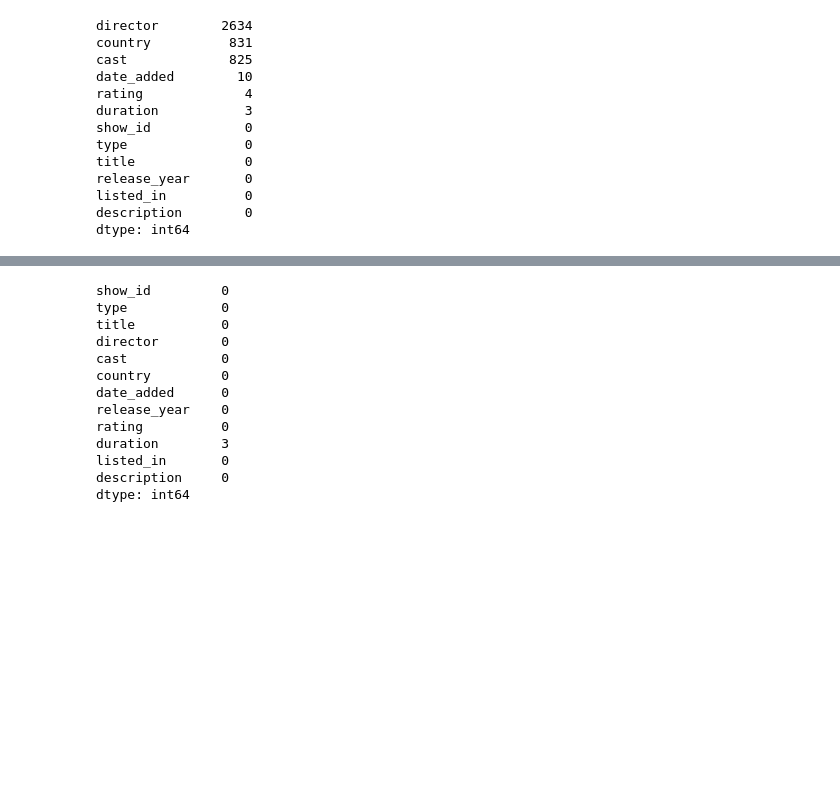
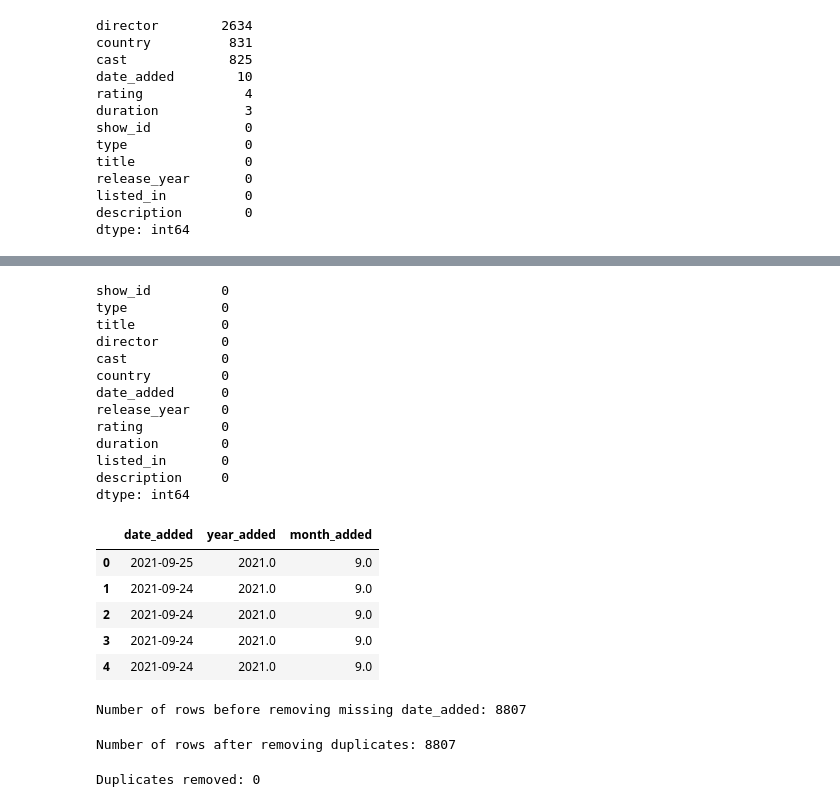
Before and after one commit to ZainabManzoorr/Netflix-movies-TV-shows, a Jupyter notebook: load_data.ipynb, the cells around one changed output, grey strips where cells are left out. Drawn from its saved outputs; the diff is of its cells as text; code cells hidden in the pictures; blank space fills up the shorter version.

Commit message:
Standardize datetime

```diff
--- a/load_data.ipynb
+++ b/load_data.ipynb
@@ -90,9 +90,9 @@ df['director']= df['director'].fillna('Unknown')
 df['country']=df['country'].fillna('Unknown')
 
 df['rating'] = df['rating'].fillna(df['rating'].mode()[0])
-df['date_added'] =df['date_added'].fillna('Unknown')
 # %%
 df['cast']=df['cast'].fillna('Unknown')
+df['duration']= df['duration'].fillna(df['duration'].mode()[0])
 # %%
 df.sample(10)
 # %% [output]
@@ -119,7 +119,34 @@ country         0
 date_added      0
 release_year    0
 rating          0
-duration        3
+duration        0
 listed_in       0
 description     0
 dtype: int64
+# %%
+df['date_added'] = pd.to_datetime(df['date_added'],errors='coerce')
+df['year_added'] = df['date_added'].dt.year
+df['month_added'] = df['date_added'].dt.month
+df[['date_added', 'year_added', 'month_added']].head()
+# %% [output]
+|  | date_added | year_added | month_added |
+| 0 | 2021-09-25 | 2021.0 | 9.0 |
+| 1 | 2021-09-24 | 2021.0 | 9.0 |
+| 2 | 2021-09-24 | 2021.0 | 9.0 |
+| 3 | 2021-09-24 | 2021.0 | 9.0 |
+| 4 | 2021-09-24 | 2021.0 | 9.0 |
+# %%
+before = df.shape[0]
+print("Number of rows before removing missing date_added:", before)
+# %% [output]
+Number of rows before removing missing date_added: 8807
+# %%
+df.drop_duplicates(inplace=True)
+after = df.shape[0]
+print('Number of rows after removing duplicates:', after)
+# %% [output]
+Number of rows after removing duplicates: 8807
+# %%
+print("Duplicates removed:", before - after)
+# %% [output]
+Duplicates removed: 0
```
Also changed, not shown: parts of 1 cell of this notebook.
